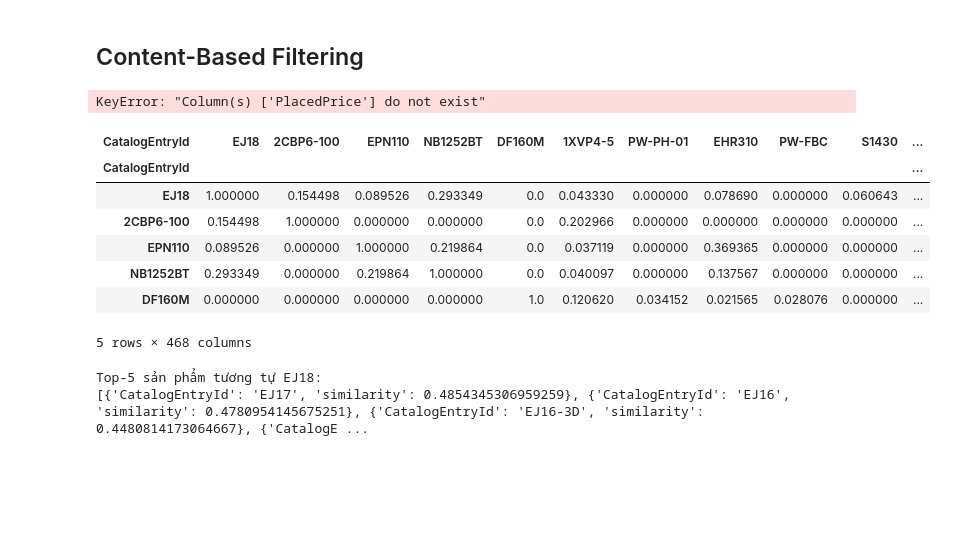
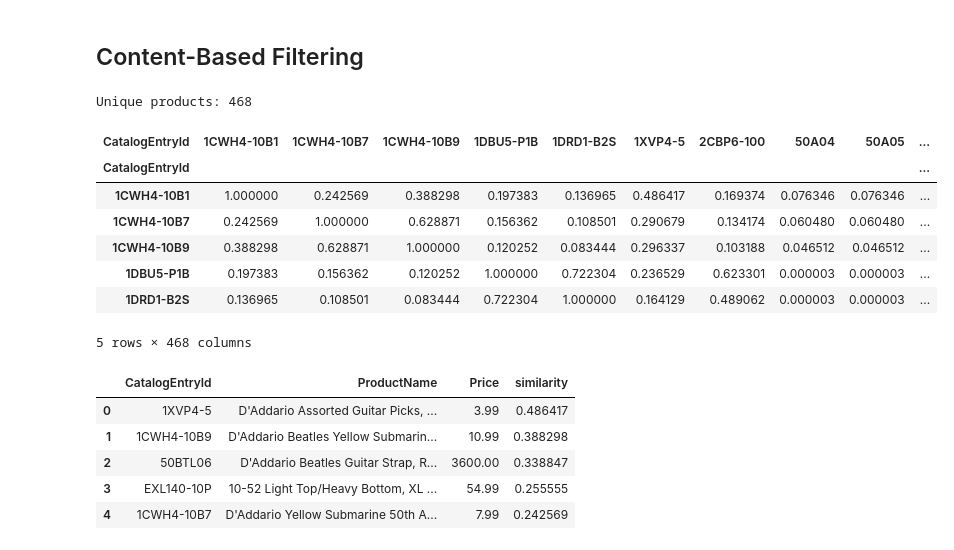
Before and after one commit to SnowflakeTech/Recommendation-System-for-Ecormmerce, a Jupyter notebook: notebook/main.ipynb, the cells around one changed output. Drawn from its saved outputs; the diff is of its cells as text; code cells hidden in the pictures; blank space fills up the shorter version.

```diff
--- a/notebook/main.ipynb
+++ b/notebook/main.ipynb
@@ -174,6 +178,8 @@ df_rec["CatalogEntryId"] = df_rec["CatalogEntryId"].fillna("Unknown")
 df_rec["ProductName"] = df_rec["ProductName"].fillna("Unknown")
 df_rec["Quantity"] = df_rec["Quantity"].fillna(0)
 df_rec["ExtendedPrice"] = df_rec["ExtendedPrice"].fillna(0.0)
+df_rec["PlacedPrice"] = df_rec["PlacedPrice"].fillna(0.0)
+df_rec["ListPrice"] = df_rec["ListPrice"].fillna(0.0)
 df_rec["OrderStatus"] = df_rec["OrderStatus"].fillna("Unknown")
 df_rec["LineItemOrdering"] = df_rec["LineItemOrdering"].fillna(pd.Timestamp("1970-01-01"))
 # %%
@@ -195,6 +203,9 @@ item_encoder = LabelEncoder()
 df_rec['user_idx'] = user_encoder.fit_transform(df_rec['CustomerId'].astype(str))
 df_rec['item_idx'] = item_encoder.fit_transform(df_rec['CatalogEntryId'].astype(str))
 
+# Đảm bảo LineItemOrdering là kiểu datetime
+df_rec['LineItemOrdering'] = pd.to_datetime(df_rec['LineItemOrdering'], errors='coerce')
+
 # Thêm thuộc tính Day, Month, Year từ LineItemOrdering
 df_rec['Day'] = df_rec['LineItemOrdering'].dt.day
 df_rec['Month'] = df_rec['LineItemOrdering'].dt.month
@@ -680,39 +693,60 @@ from sklearn.preprocessing import MinMaxScaler
 from sklearn.metrics.pairwise import cosine_similarity
 from scipy.sparse import hstack
 # %%
-items = tx_valid.drop_duplicates("CatalogEntryId")[["CatalogEntryId","ProductName"]].copy()
+items = (tx_valid.groupby("CatalogEntryId")
+           .agg(ProductName=("ProductName","first"),
+                Price=("PlacedPrice","mean"))
+           .reset_index())
+items["ProductName"] = items["ProductName"].fillna("").astype(str)
+items["Price"] = items["Price"].fillna(items["Price"].median())
+
+print(f"Unique products: {items.shape[0]}")
 # %% [output]
-KeyError: "Column(s) ['PlacedPrice'] do not exist"
+Unique products: 468
 # %%
 # TF-IDF vectorizer
 vectorizer = TfidfVectorizer(max_features=5000, stop_words="english")
 tfidf = vectorizer.fit_transform(items["ProductName"])
 # %%
-# Cosine similarity giữa sản phẩm
-sim_tfidf = cosine_similarity(tfidf)
+# 3) Chuẩn hóa Price (0-1)
+scaler = MinMaxScaler()
+price_scaled = scaler.fit_transform(items[["Price"]])
+
+# 4) Ghép TF-IDF + Price
+X_content = hstack([tfidf, price_scaled])
+
+# 5) Tính cosine similarity
+sim_content = cosine_similarity(X_content)
 # %%
-df_sim_tfidf = pd.DataFrame(sim_tfidf, index=items["CatalogEntryId"], columns=items["CatalogEntryId"])
-df_sim_tfidf.head()
+df_sim_content = pd.DataFrame(sim_content, index=items["CatalogEntryId"], columns=items["CatalogEntryId"])
+df_sim_content.to_csv("/home/kinas2k4/Documents/Recommendation-System-for-Ecormmerce/data/item_content_similarity.csv", index=True)
+df_sim_content.head(5)
 # %% [output]
-| CatalogEntryId | EJ18 | 2CBP6-100 | EPN110 | NB1252BT | DF160M | 1XVP4-5 | PW-PH-01 | EHR310 | PW-FBC | S1430 | ... |
-| CatalogEntryId |  |  |  |  |  |  |  |  |  |  | ... |
-| EJ18 | 1.000000 | 0.154498 | 0.089526 | 0.293349 | 0.0 | 0.043330 | 0.000000 | 0.078690 | 0.000000 | 0.060643 | ... |
-| 2CBP6-100 | 0.154498 | 1.000000 | 0.000000 | 0.000000 | 0.0 | 0.202966 | 0.000000 | 0.000000 | 0.000000 | 0.000000 | ... |
-| EPN110 | 0.089526 | 0.000000 | 1.000000 | 0.219864 | 0.0 | 0.037119 | 0.000000 | 0.369365 | 0.000000 | 0.000000 | ... |
-| NB1252BT | 0.293349 | 0.000000 | 0.219864 | 1.000000 | 0.0 | 0.040097 | 0.000000 | 0.137567 | 0.000000 | 0.000000 | ... |
-| DF160M | 0.000000 | 0.000000 | 0.000000 | 0.000000 | 1.0 | 0.120620 | 0.034152 | 0.021565 | 0.028076 | 0.000000 | ... |
+| CatalogEntryId | 1CWH4-10B1 | 1CWH4-10B7 | 1CWH4-10B9 | 1DBU5-P1B | 1DRD1-B2S | 1XVP4-5 | 2CBP6-100 | 50A04 | 50A05 | ... |
+| CatalogEntryId |  |  |  |  |  |  |  |  |  | ... |
+| 1CWH4-10B1 | 1.000000 | 0.242569 | 0.388298 | 0.197383 | 0.136965 | 0.486417 | 0.169374 | 0.076346 | 0.076346 | ... |
+| 1CWH4-10B7 | 0.242569 | 1.000000 | 0.628871 | 0.156362 | 0.108501 | 0.290679 | 0.134174 | 0.060480 | 0.060480 | ... |
+| 1CWH4-10B9 | 0.388298 | 0.628871 | 1.000000 | 0.120252 | 0.083444 | 0.296337 | 0.103188 | 0.046512 | 0.046512 | ... |
+| 1DBU5-P1B | 0.197383 | 0.156362 | 0.120252 | 1.000000 | 0.722304 | 0.236529 | 0.623301 | 0.000003 | 0.000003 | ... |
+| 1DRD1-B2S | 0.136965 | 0.108501 | 0.083444 | 0.722304 | 1.000000 | 0.164129 | 0.489062 | 0.000003 | 0.000003 | ... |
 5 rows × 468 columns
 # %%
-def get_similar_items(item_id, sim_matrix, topn=5):
+def get_similar_items_with_info(item_id, sim_matrix, items, topn=5):
     if item_id not in sim_matrix.index:
-        return []
+        return pd.DataFrame(columns=["CatalogEntryId","ProductName","Price","similarity"])
     scores = sim_matrix.loc[item_id].drop(item_id).sort_values(ascending=False).head(topn)
-    return [{"CatalogEntryId": idx, "similarity": score} for idx, score in scores.items()]
+    df = scores.reset_index()
+    df.columns = ["CatalogEntryId","similarity"]
+    df = df.merge(items[["CatalogEntryId","ProductName","Price"]], on="CatalogEntryId", how="left")
+    return df[["CatalogEntryId","ProductName","Price","similarity"]]
 
-example_item = items["CatalogEntryId"].iloc[0]
-top5 = get_similar_items(example_item, df_sim_tfidf, topn=5)
-print(f"Top-5 sản phẩm tương tự {example_item}:")
-print(top5)
+# Demo
+top5_info = get_similar_items_with_info(example_item, df_sim_content, items, topn=5)
+display(top5_info)
 # %% [output]
-Top-5 sản phẩm tương tự EJ18:
-[{'CatalogEntryId': 'EJ17', 'similarity': 0.4854345306959259}, {'CatalogEntryId': 'EJ16', 'similarity': 0.4780954145675251}, {'CatalogEntryId': 'EJ16-3D', 'similarity': 0.4480814173064667}, {'CatalogE ...
+|  | CatalogEntryId | ProductName | Price | similarity |
+| 0 | 1XVP4-5 | D'Addario Assorted Guitar Picks, ... | 3.99 | 0.486417 |
+| 1 | 1CWH4-10B9 | D'Addario Beatles Yellow Submarin... | 10.99 | 0.388298 |
+| 2 | 50BTL06 | D'Addario Beatles Guitar Strap, R... | 3600.00 | 0.338847 |
+| 3 | EXL140-10P | 10-52 Light Top/Heavy Bottom, XL ... | 54.99 | 0.255555 |
+| 4 | 1CWH4-10B7 | D'Addario Yellow Submarine 50th A... | 7.99 | 0.242569 |
```
Also changed, not shown: parts of 7 cells of this notebook, 1 other file.
